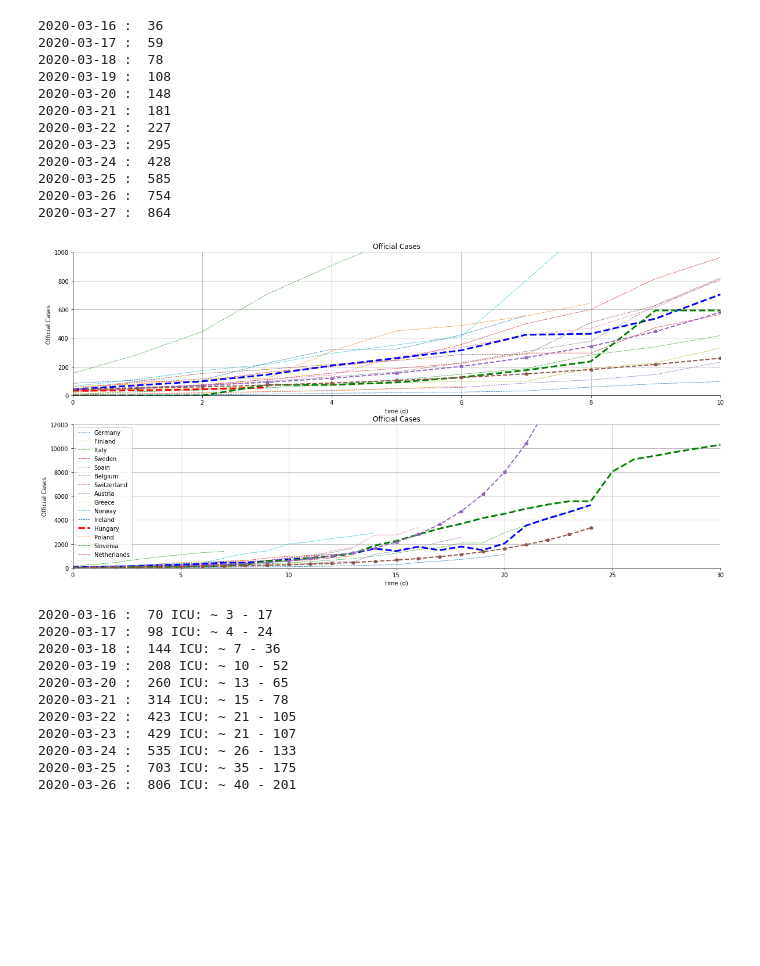
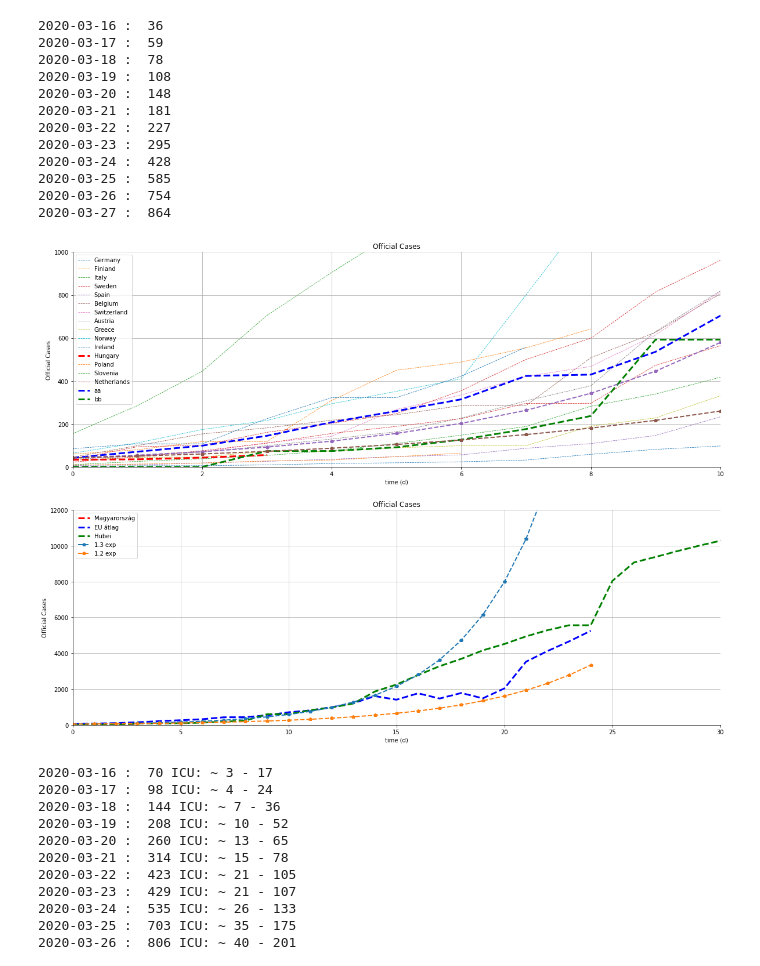
Before and after one commit to sandorkonya/COVID_HUN, a Jupyter notebook: COVID.ipynb, the cells around one changed output. Cells and saved outputs as stored; diff of their text form; code cells hidden in the pictures; blank space fills up the shorter version.

```diff
--- a/COVID.ipynb
+++ b/COVID.ipynb
@@ -197,10 +197,9 @@ for i in best_case_country_data:
         #ax.annotate(str(int(i.max())) + " beteg a " + str(int(i.argmax())) + ". napon", xy=(i.argmax(), (i.max())),  xycoords='data',xytext=(0.7, 0.7), textcoords='axes fraction',arrowprops=dict(facecolor='black', shrink=0.02),horizontalalignment='right', verticalalignment='bottom')
     else:
         ax1.plot(i[:days_after_cutoff], '--', linewidth=0.8)
-        ax2.plot(i[:days_after_cutoff], '--', linewidth=0.8)
+        #ax2.plot(i[:days_after_cutoff], '--', linewidth=0.8)
     k = k + 1
 
-plt.legend(best_case_countries)
 
 # plotting average cases
 ax1.plot(best_mean_cases, 'b--', linewidth=3.0)
@@ -222,35 +221,44 @@ for i in range(0,len(best_mean_cases)):
     else:
         r13_curve.append(1.3*r13_curve[-1])
         r12_curve.append(1.2*r12_curve[-1])
         r14_curve.append(1.4*r14_curve[-1])
 
 #ax.plot(r14_curve, 'p--', linewidth=3.0)
 ax1.plot(r13_curve, 'p--', linewidth=2.0)
-ax1.plot(r12_curve, 'p--', linewidth=2.0)
+ax1.plot(r12_curve, 'p--', linewidth=2.0, label='Inline label')
+
 
 ax2.plot(r13_curve, 'p--', linewidth=2.0)
 ax2.plot(r12_curve, 'p--', linewidth=2.0)
 
+add = ["aa","bb","cc"]
+legendlist = best_case_countries + add
+
+
+ax1.legend(legendlist)
+ax2.legend(['Magyarország','EU átlag','Hubei','1.3 exp','1.2 exp'])
 
 ax1.set(xlabel='time (d)', ylabel='Official Cases', title='Official Cases')
 ax1.grid()
 ax2.set(xlabel='time (d)', ylabel='Official Cases', title='Official Cases')
 ax2.grid()
+
+
 
 for spine in ('top', 'right'):
     ax1.spines[spine].set_visible(False)
     ax2.spines[spine].set_visible(False)
 
 plt.rcParams['figure.figsize'] = [20, 15]
 ax1.axis([0, 10, 0, 1000])
 ax2.axis([0, 30, 0, 12000])
 
 
 fig.savefig("covid_18_03_norm_hub.png")
 
 plt.show()
 # %% [output]
-[figure, old version]
+[figure, new version]
 # %%
 import datetime
 
```
